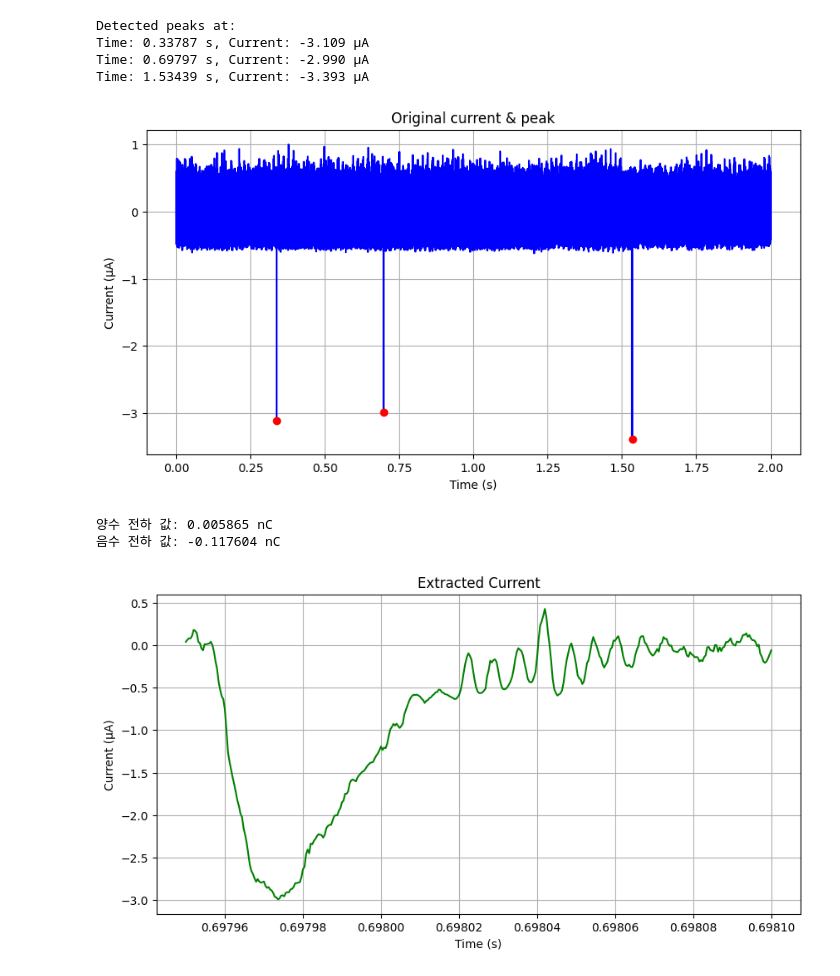
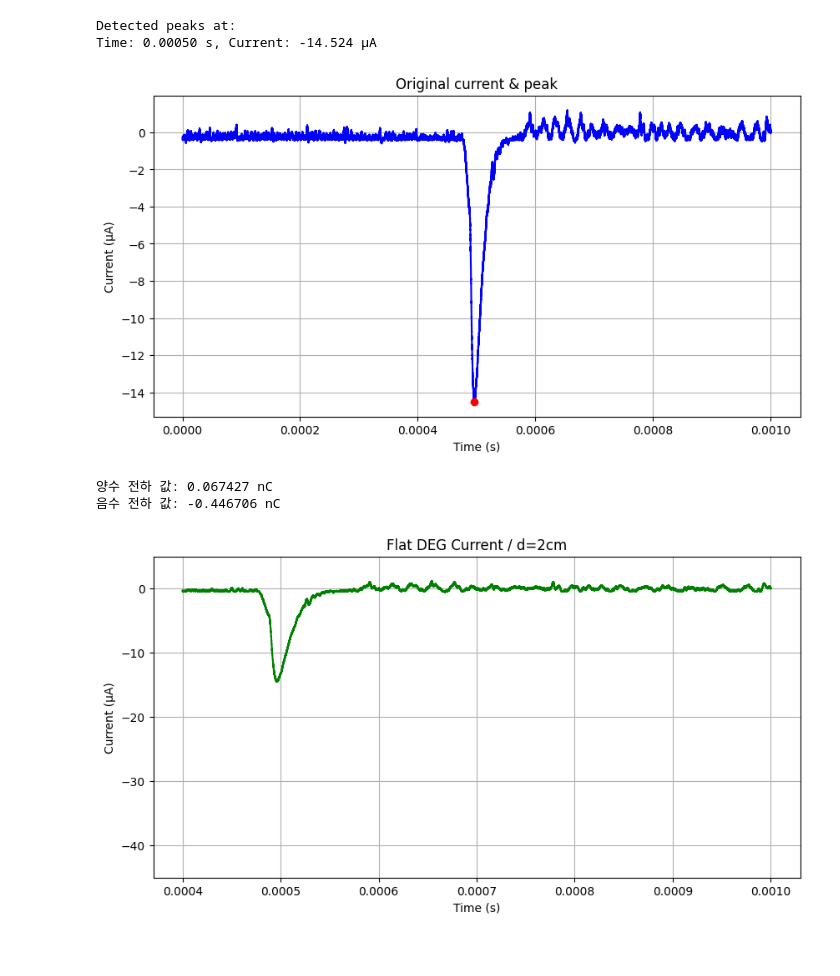
Before and after one commit to Gibeom-Lee/GB_practicing, a Jupyter notebook: data_processing/Integral.ipynb, the cells around one changed output. Saved outputs shown, nothing was run; the diff lists cells and outputs as text; code cells hidden in the pictures.

```diff
--- a/data_processing/Integral.ipynb
+++ b/data_processing/Integral.ipynb
@@ -12,7 +12,7 @@ import os
 from scipy.signal import find_peaks
 # %%
 # 사용자 변경
-file_path = r"C:\Users\user\Desktop\Drive파일\HI Lab\0. Projects\0. On going\2. Aloe inspired DEG\0. 실험자료\4. Data measurement\250904_다 찍기\csv파일\전류\Flat거리별\I_long_F4.csv"
+file_path = r"C:\Users\user\Desktop\Drive파일\HI Lab\0. Projects\0. On going\2. Aloe inspired DEG\0. 실험자료\4. Data measurement\250907_전압전류 계형 차이\csv파일\I_Aloe_4cm.csv"
 
 # 얼마나 앞뒤 비율 사용할 것인지 (%) ===
 fraction_percent = 1  # 앞뒤 몇 %를 baseline 추정에 사용할지 조정 ####여기에서 오차 발생이 생길 수 있음.
@@ -92,13 +92,11 @@ plt.grid(True)
 plt.show()
 # %% [output]
 Detected peaks at:
-Time: 0.33787 s, Current: -3.109 μA
-Time: 0.69797 s, Current: -2.990 μA
-Time: 1.53439 s, Current: -3.393 μA
+Time: 0.00050 s, Current: -14.524 μA
-[figure, old version]
+[figure, new version]
 # %%
 # 2. 특정 범위 선택
-time_range = ( 0.69795, 0.69810) ########################## MUST BE MODIFIED MANUALLY
+time_range = ( 0.0004, 0.001) ########################## MUST BE MODIFIED MANUALLY
 df_filtered = df[(df.iloc[:, 0] >= time_range[0]) & (df.iloc[:, 0] <= time_range[1])]
 
 # 양수/음수 분리
@@ -134,37 +132,37 @@ def segment_and_integrate(current, time, df_full, threshold=0.01, scale_factor=1
     if group_start < len(time):
         segment_t = time[group_start:]
         segment_i = current[group_start:]
         if len(segment_t) > 1:
             total_charge += scale_factor * cumulative_trapezoid(segment_i, segment_t, initial=0)[-1]
         elif len(segment_t) == 1:
             dt_est = 1e-6
             t0 = segment_t[0]
             if t0 in df_full["Time"].values:
                 idx = df_full.index[df_full["Time"] == t0].tolist()[0]
                 if 0 < idx < len(df_full) - 1:
                     dt_est = (df_full.iloc[idx + 1]["Time"] - df_full.iloc[idx - 1]["Time"]) / 2
             total_charge += scale_factor * segment_i[0] * dt_est
     return total_charge
 
 # 적분 수행
 p_charge = segment_and_integrate(p_current, p_time, df)
 n_charge = segment_and_integrate(n_current, n_time, df)
 
 print(f"양수 전하 값: {p_charge:.6f} nC")
 print(f"음수 전하 값: {n_charge:.6f} nC")
 
 plt.figure(figsize=(10, 5))
 plt.plot(df_filtered.iloc[:, 0], df_filtered.iloc[:, 1], label="Current", color='g')
 plt.xlabel("Time (s)")
 plt.ylabel("Current (μA)") ### 단위 고려 중요
-plt.title("Extracted Current")
-#plt.ylim(-0.01, 0.01)
+plt.title("Flat DEG Current / d=2cm")
+plt.ylim(-45, 5)
 #plt.legend()
 plt.grid(True)
 plt.show()
 # %% [output]
-양수 전하 값: 0.005865 nC
-음수 전하 값: -0.117604 nC
+양수 전하 값: 0.067427 nC
+음수 전하 값: -0.446706 nC
-[figure, old version]
+[figure, new version]
 # %%
 # ---- 아래 셀은 offset 바꿔가며 여러 번 실행해도 누적 안됨 ----
```
Also changed, not shown: parts of 2 cells of this notebook, 5 other files.
